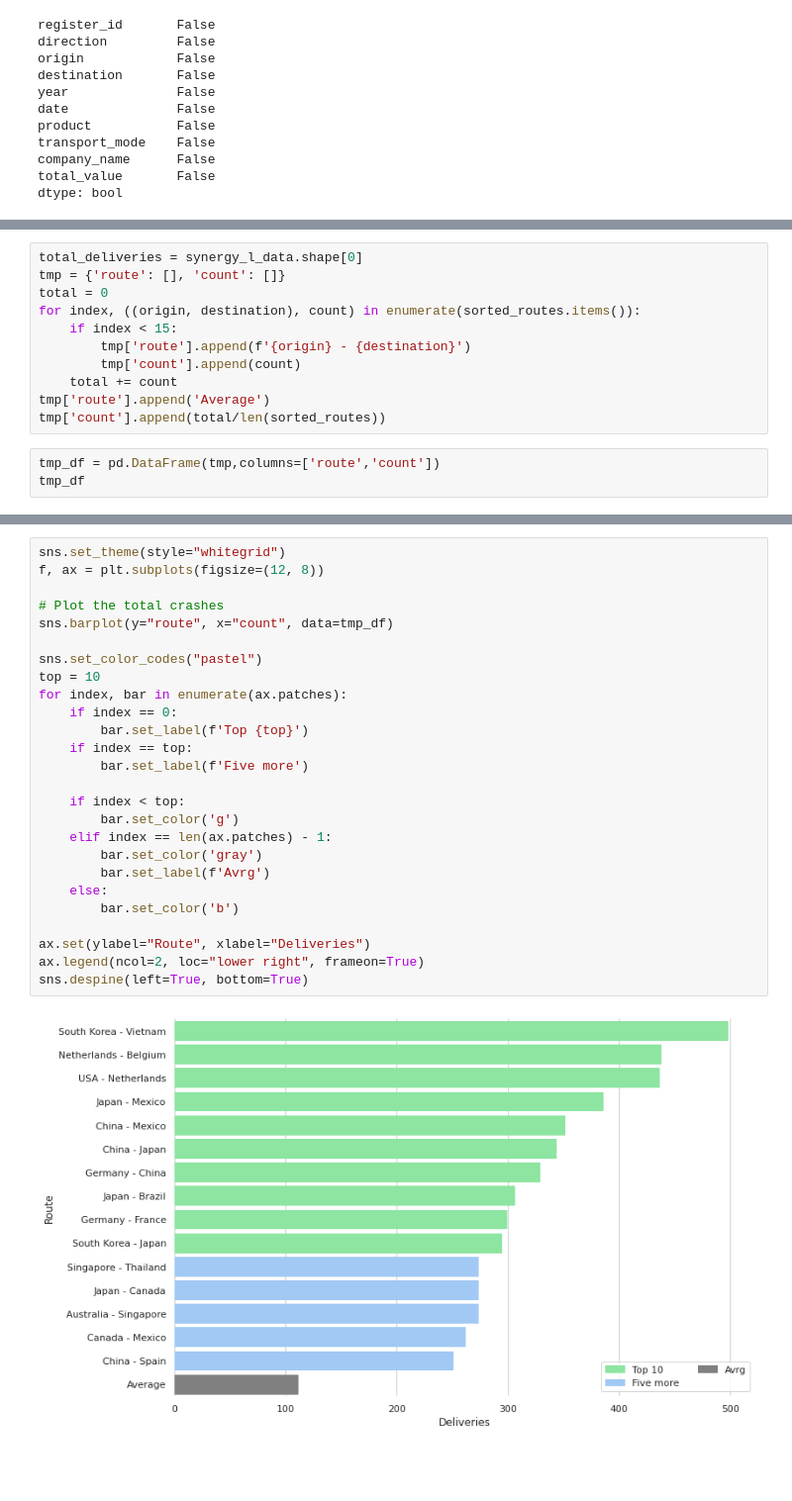
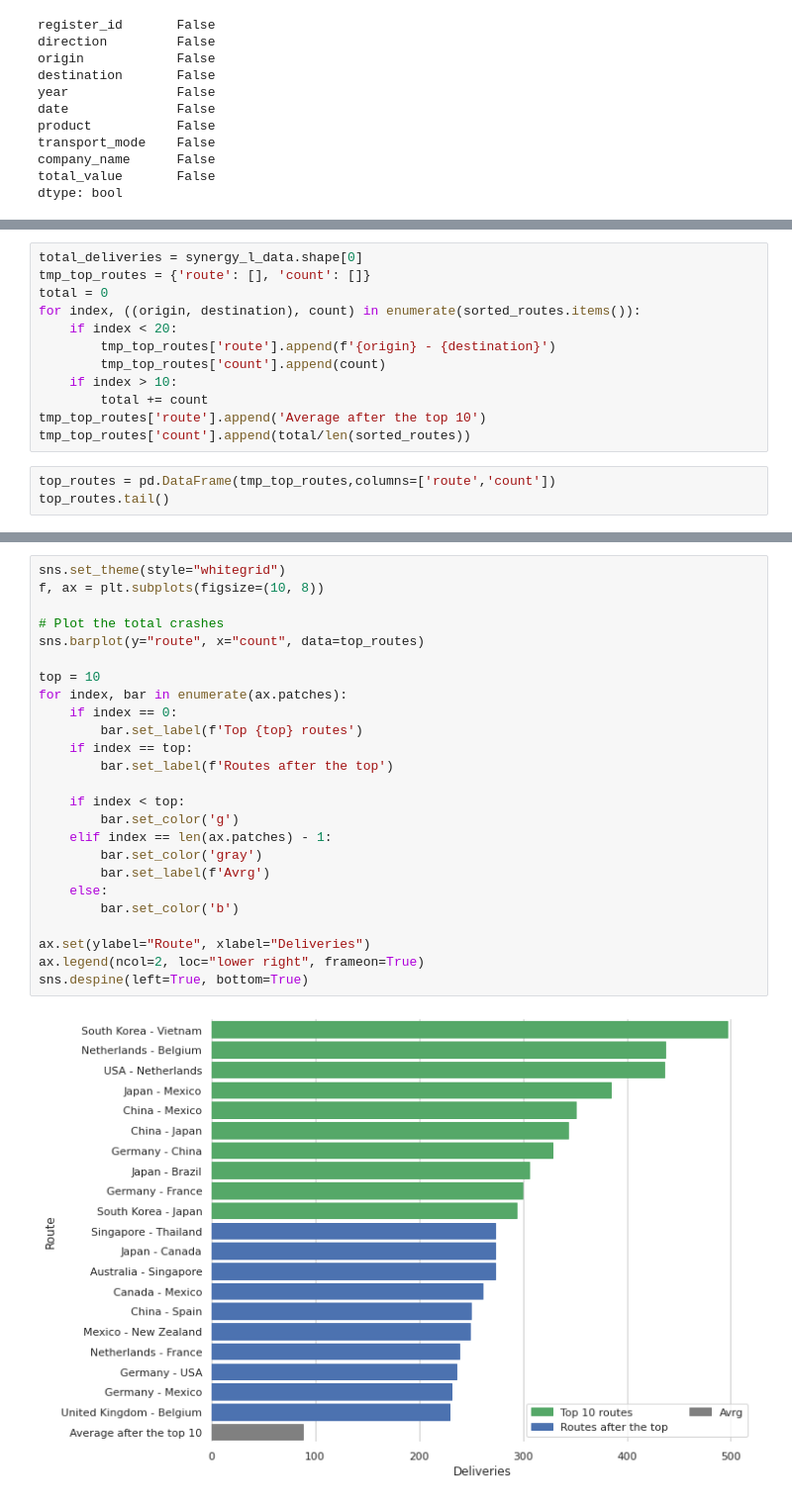
Before and after one commit to PacoV3/emtech-p2, a Jupyter notebook: ANALISIS_02_VENTURA_SEGURA.ipynb, the cells around one changed output, grey strips where cells are left out. Shown at 99% size. Drawn from its saved outputs; the diff is of its cells as text; blank space fills up the shorter version.

```diff
--- a/ANALISIS_02_VENTURA_SEGURA.ipynb
+++ b/ANALISIS_02_VENTURA_SEGURA.ipynb
@@ -61,16 +80,17 @@ sorted_routes = unique_routes.sort_values(ascending=False)
 # %%
 total_deliveries = synergy_l_data.shape[0]
-tmp = {'route': [], 'count': []}
+tmp_top_routes = {'route': [], 'count': []}
 total = 0
 for index, ((origin, destination), count) in enumerate(sorted_routes.items()):
-    if index < 15:
-        tmp['route'].append(f'{origin} - {destination}')
-        tmp['count'].append(count)
-    total += count
-tmp['route'].append('Average')
-tmp['count'].append(total/len(sorted_routes))
+    if index < 20:
+        tmp_top_routes['route'].append(f'{origin} - {destination}')
+        tmp_top_routes['count'].append(count)
+    if index > 10:
+        total += count
+tmp_top_routes['route'].append('Average after the top 10')
+tmp_top_routes['count'].append(total/len(sorted_routes))
 # %%
-tmp_df = pd.DataFrame(tmp,columns=['route','count'])
-tmp_df
+top_routes = pd.DataFrame(tmp_top_routes,columns=['route','count'])
+top_routes.tail()
 # %% [output]
 |  | route | count |
@@ -93,28 +102,27 @@ tmp_df
 # %%
 sns.set_theme(style="whitegrid")
-f, ax = plt.subplots(figsize=(12, 8))
+f, ax = plt.subplots(figsize=(10, 8))
 
 # Plot the total crashes
-sns.barplot(y="route", x="count", data=tmp_df)
+sns.barplot(y="route", x="count", data=top_routes)
 
-sns.set_color_codes("pastel")
 top = 10
 for index, bar in enumerate(ax.patches):
     if index == 0:
-        bar.set_label(f'Top {top}')
+        bar.set_label(f'Top {top} routes')
     if index == top:
-        bar.set_label(f'Five more')
+        bar.set_label(f'Routes after the top')
 
     if index < top:
         bar.set_color('g')
     elif index == len(ax.patches) - 1:
         bar.set_color('gray')
         bar.set_label(f'Avrg')
     else:
         bar.set_color('b')
 
 ax.set(ylabel="Route", xlabel="Deliveries")
 ax.legend(ncol=2, loc="lower right", frameon=True)
 sns.despine(left=True, bottom=True)
 # %% [output]
-[figure, old version]
+[figure, new version]
```
Also changed, not shown: parts of 11 cells of this notebook, 2 other files.
